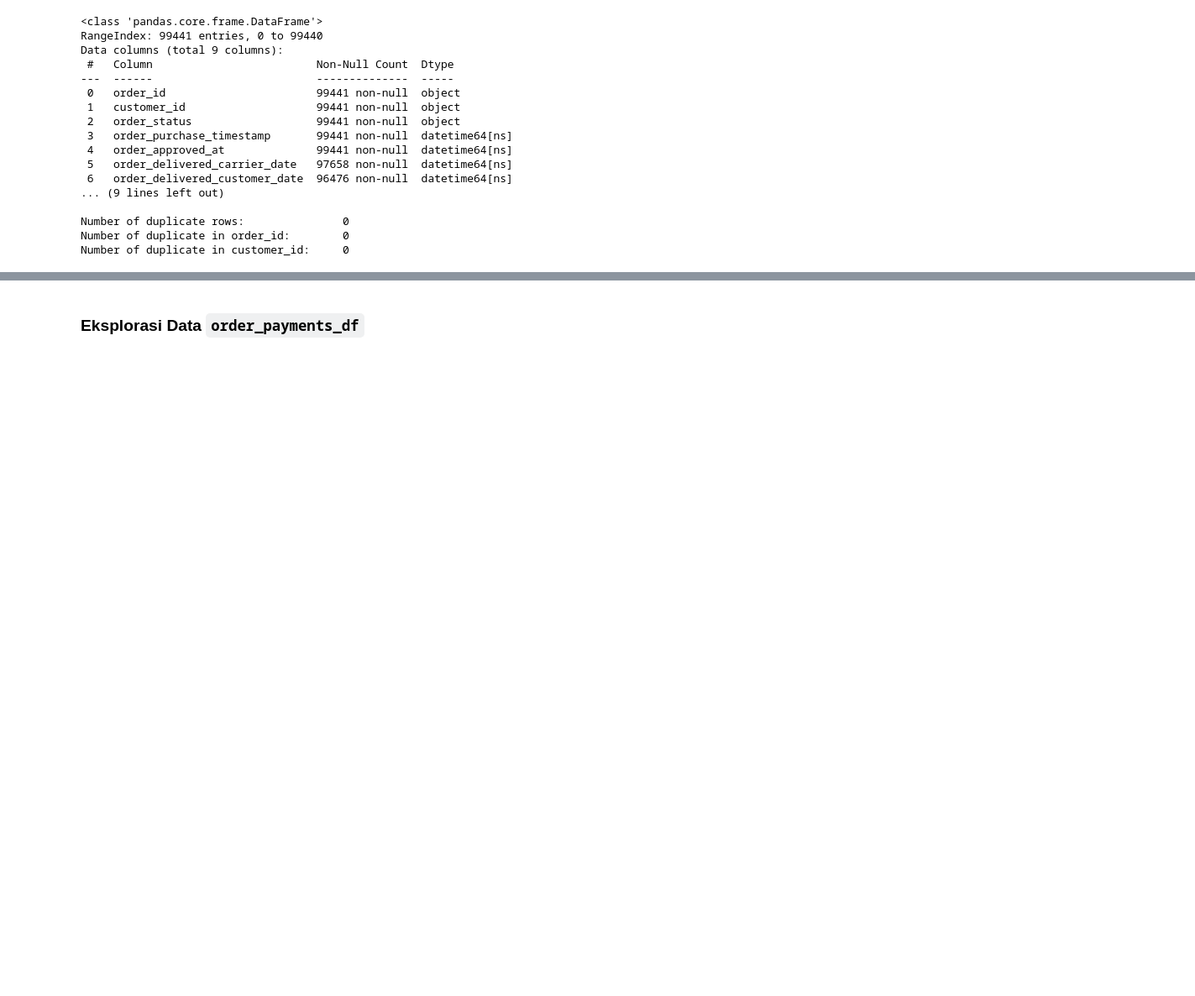
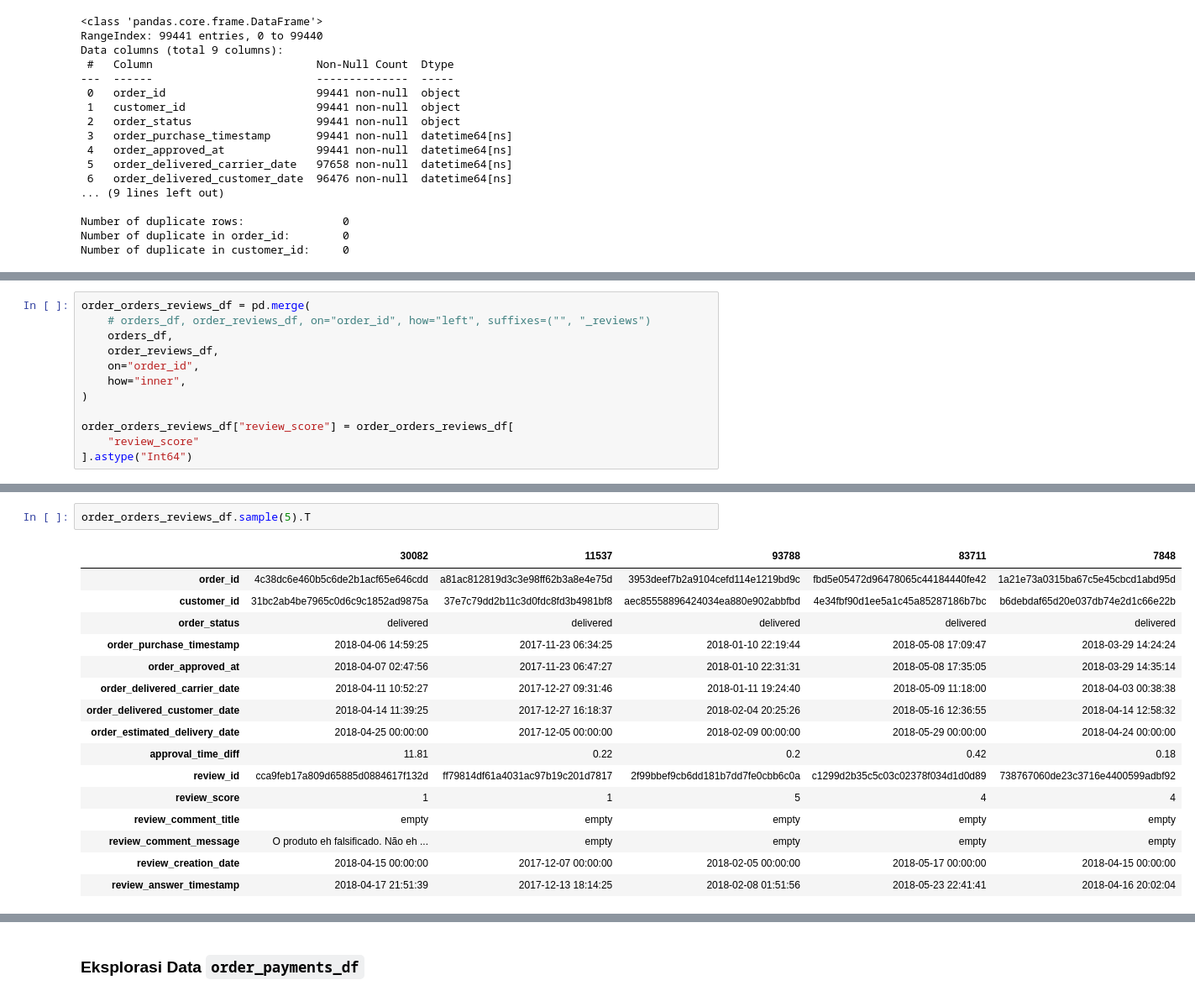
Before and after one commit to fxrdhan/Data-Analysis-Project, a Jupyter notebook: notebook.ipynb, the cells around one changed output, grey strips where cells are left out. Shown at 84% size. Cells and saved outputs as stored; diff of their text form; blank space fills up the shorter version.

```diff
--- a/notebook.ipynb
+++ b/notebook.ipynb
@@ -1840,0 +1397,12 @@ translated_fivestar_df.T
+# %%
+order_orders_reviews_df = pd.merge(
+    # orders_df, order_reviews_df, on="order_id", how="left", suffixes=("", "_reviews")
+    orders_df,
+    order_reviews_df,
+    on="order_id",
+    how="inner",
+)
+
+order_orders_reviews_df["review_score"] = order_orders_reviews_df[
+    "review_score"
+].astype("Int64")
@@ -1840,0 +1429,19 @@ translated_fivestar_df.T
+# %%
+order_orders_reviews_df.sample(5).T
+# %% [output]
+|  | 30082 | 11537 | 93788 | 83711 | 7848 |
+| order_id | 4c38dc6e460b5c6de2b1acf65e646cdd | a81ac812819d3c3e98ff62b3a8e4e75d | 3953deef7b2a9104cefd114e1219bd9c | fbd5e05472d96478065c44184440fe42 | 1a21e73a0315ba67c5e45cbcd1abd95d |
+| customer_id | 31bc2ab4be7965c0d6c9c1852ad9875a | 37e7c79dd2b11c3d0fdc8fd3b4981bf8 | aec85558896424034ea880e902abbfbd | 4e34fbf90d1ee5a1c45a85287186b7bc | b6debdaf65d20e037db74e2d1c66e22b |
+| order_status | delivered | delivered | delivered | delivered | delivered |
+| order_purchase_timestamp | 2018-04-06 14:59:25 | 2017-11-23 06:34:25 | 2018-01-10 22:19:44 | 2018-05-08 17:09:47 | 2018-03-29 14:24:24 |
+| order_approved_at | 2018-04-07 02:47:56 | 2017-11-23 06:47:27 | 2018-01-10 22:31:31 | 2018-05-08 17:35:05 | 2018-03-29 14:35:14 |
+| order_delivered_carrier_date | 2018-04-11 10:52:27 | 2017-12-27 09:31:46 | 2018-01-11 19:24:40 | 2018-05-09 11:18:00 | 2018-04-03 00:38:38 |
+| order_delivered_customer_date | 2018-04-14 11:39:25 | 2017-12-27 16:18:37 | 2018-02-04 20:25:26 | 2018-05-16 12:36:55 | 2018-04-14 12:58:32 |
+| order_estimated_delivery_date | 2018-04-25 00:00:00 | 2017-12-05 00:00:00 | 2018-02-09 00:00:00 | 2018-05-29 00:00:00 | 2018-04-24 00:00:00 |
+| approval_time_diff | 11.81 | 0.22 | 0.2 | 0.42 | 0.18 |
+| review_id | cca9feb17a809d65885d0884617f132d | ff79814df61a4031ac97b19c201d7817 | 2f99bbef9cb6dd181b7dd7fe0cbb6c0a | c1299d2b35c5c03c02378f034d1d0d89 | 738767060de23c3716e4400599adbf92 |
+| review_score | 1 | 1 | 5 | 4 | 4 |
+| review_comment_title | empty | empty | empty | empty | empty |
+| review_comment_message | O produto eh falsificado. Não eh ... | empty | empty | empty | empty |
+| review_creation_date | 2018-04-15 00:00:00 | 2017-12-07 00:00:00 | 2018-02-05 00:00:00 | 2018-05-17 00:00:00 | 2018-04-15 00:00:00 |
+| review_answer_timestamp | 2018-04-17 21:51:39 | 2017-12-13 18:14:25 | 2018-02-08 01:51:56 | 2018-05-23 22:41:41 | 2018-04-16 20:02:04 |
```
Also changed, not shown: parts of 135 cells of this notebook.
